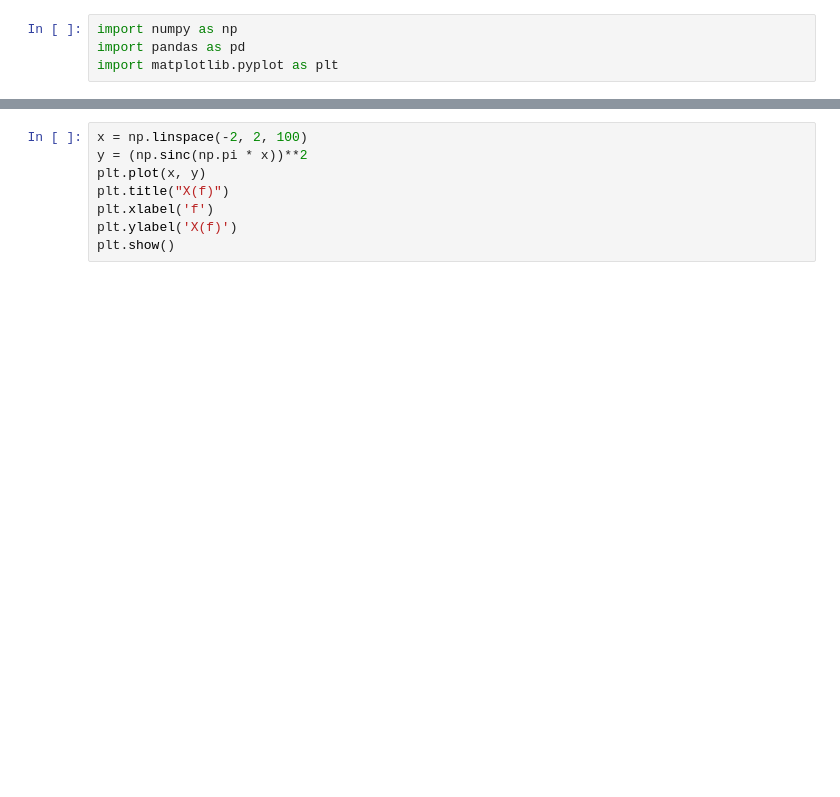
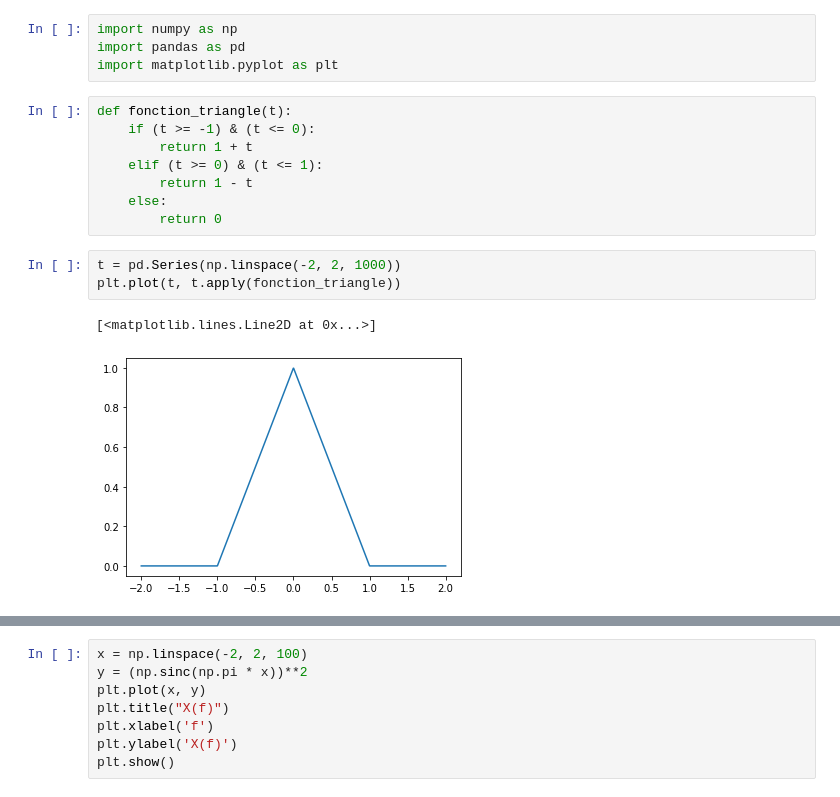
Before and after one commit to hugolmn/p20, a Jupyter notebook: AI06/TD04.ipynb, the cells around one changed output, grey strips where cells are left out. Cells and saved outputs as stored; diff of their text form; blank space fills up the shorter version.

```diff
--- a/AI06/TD04.ipynb
+++ b/AI06/TD04.ipynb
@@ -4,6 +4,20 @@
 import numpy as np
 import pandas as pd
 import matplotlib.pyplot as plt
+# %%
+def fonction_triangle(t):
+    if (t >= -1) & (t <= 0):
+        return 1 + t
+    elif (t >= 0) & (t <= 1):
+        return 1 - t
+    else:
+        return 0
+# %%
+t = pd.Series(np.linspace(-2, 2, 1000))
+plt.plot(t, t.apply(fonction_triangle))
+# %% [output]
+[<matplotlib.lines.Line2D at 0x...>]
+[figure, added]
 # %% [markdown]
 ## Exercice 1
 
```
Also changed, not shown: parts of 9 cells of this notebook.
